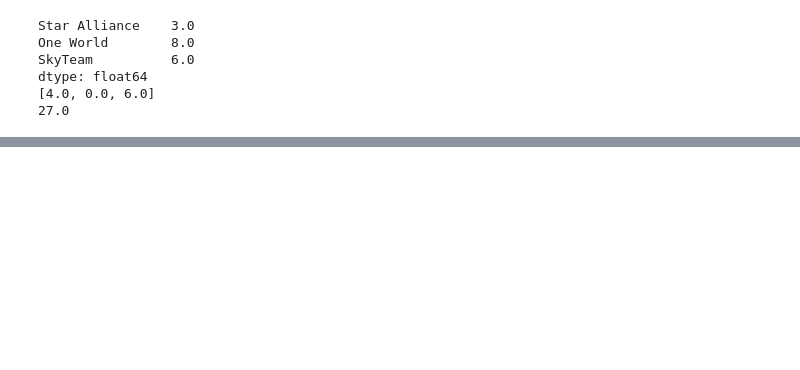
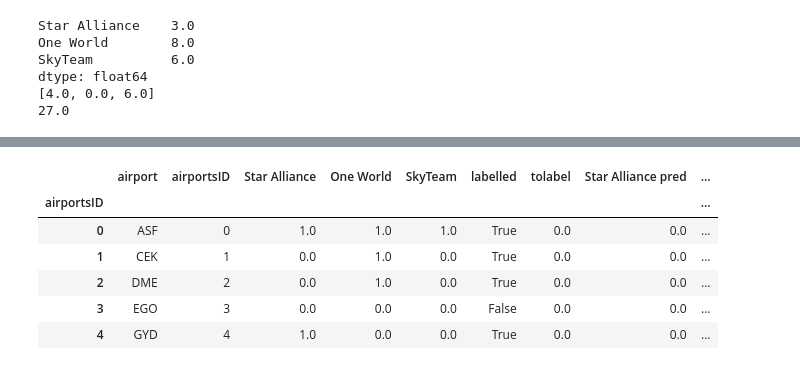
Before and after one commit to nicolasFontbonne/Project_ntds, a Jupyter notebook: main_marie.ipynb, the cells around one changed output, grey strips where cells are left out. Saved outputs shown, nothing was run; the diff lists cells and outputs as text; code cells hidden in the pictures; blank space fills up the shorter version.

```diff
--- a/main_marie.ipynb
+++ b/main_marie.ipynb
@@ -767,0 +798,17 @@ print(sum((airport_pred['SkyTeam'] - airport_pred['SkyTeam pred']) == 0))
+# %%
+# only use the largest connected compound and set 'tolabel' to 2 for airports outside the cc
+# use the normal unweighted adjacency matrix
+adjacency_normal = np.sum(adjacency, axis=2)
+A_normal_nonw = np.copy(adjacency_normal)
+A_normal_nonw[A_normal_nonw!=0]=1
+
+# find the largest component
+G = nx.from_numpy_matrix(A_normal_nonw)
+G_largest = max(nx.connected_component_subgraphs(G), key=len)
+
+# airports inside the largest connected component
+airports_cc = list(G_largest.nodes)
+
+# label other airports to 2
+airport_all['tolabel'][~airport_all.airportsID.isin(airports_cc)] = 2
+print('Number of airports not inside the largest connected component: ', sum(airport_all.tolabel == 2))
@@ -767,0 +821,13 @@ print(sum((airport_pred['SkyTeam'] - airport_pred['SkyTeam pred']) == 0))
+# %%
+# apply the label propagation algorithm
+airport_attr_all = propagate_labels(airport_all, A_normal_nonw)
+# %%
+airport_attr_all.head()
+# %% [output]
+|  | airport | airportsID | Star Alliance | One World | SkyTeam | labelled | tolabel | Star Alliance pred | ... |
+| airportsID |  |  |  |  |  |  |  |  | ... |
+| 0 | ASF | 0 | 1.0 | 1.0 | 1.0 | True | 0.0 | 0.0 | ... |
+| 1 | CEK | 1 | 0.0 | 1.0 | 0.0 | True | 0.0 | 0.0 | ... |
+| 2 | DME | 2 | 0.0 | 1.0 | 0.0 | True | 0.0 | 0.0 | ... |
+| 3 | EGO | 3 | 0.0 | 0.0 | 0.0 | False | 0.0 | 0.0 | ... |
+| 4 | GYD | 4 | 1.0 | 0.0 | 0.0 | True | 0.0 | 0.0 | ... |
```
Also changed, not shown: parts of 10 cells of this notebook, 1 other file.
